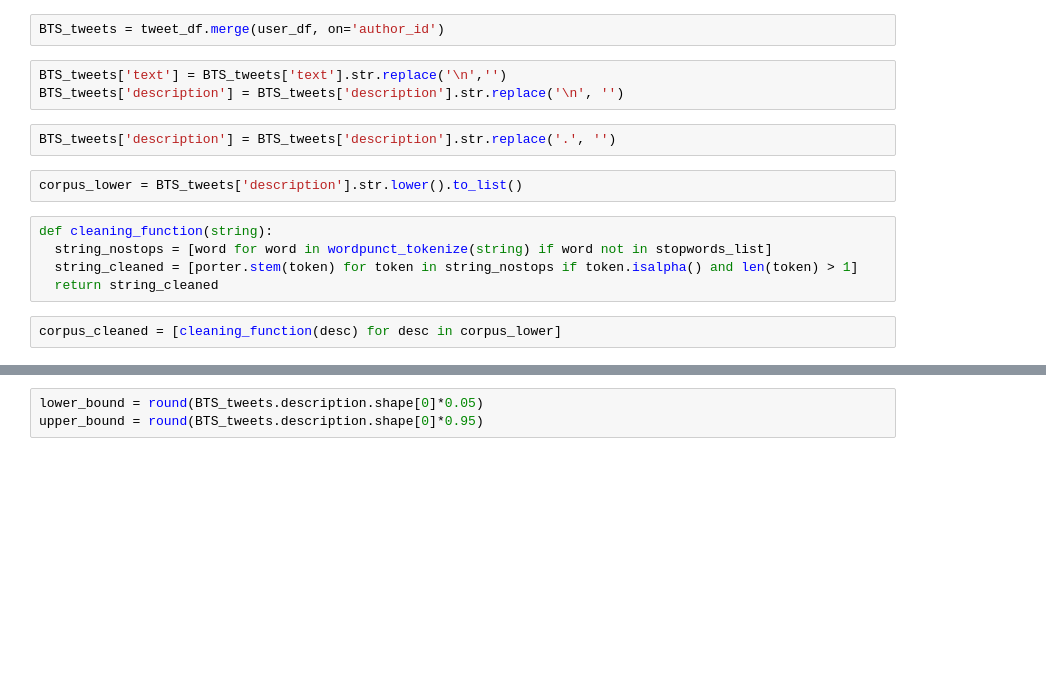
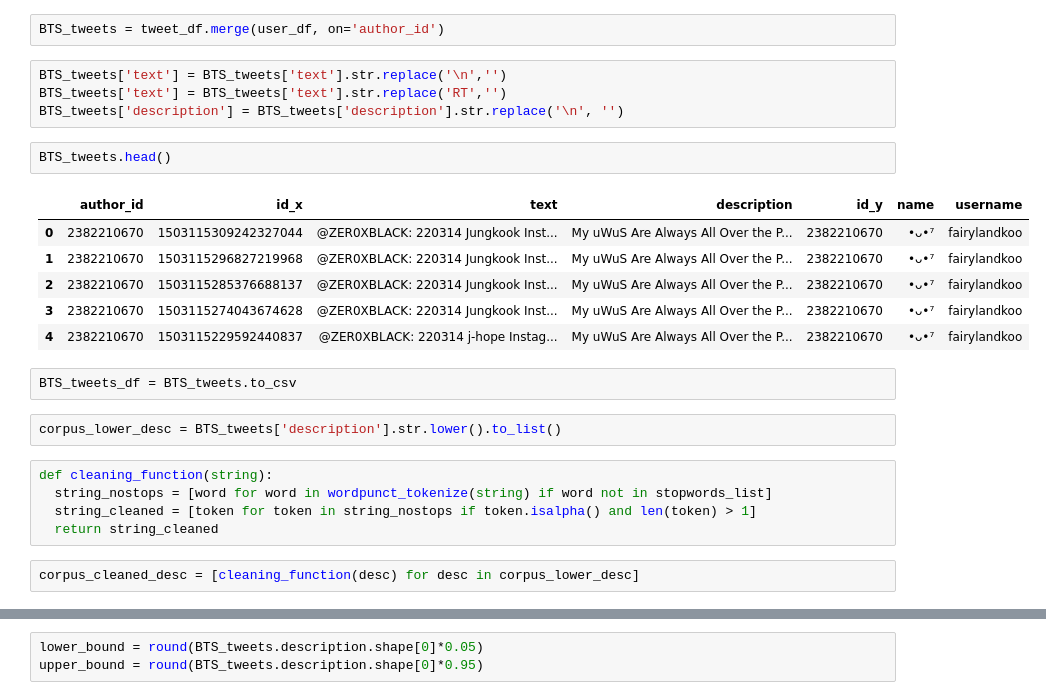
Before and after one commit to rebeccajohnson88/ar_mentalhealthproj, a Jupyter notebook: Final_Project.ipynb, the cells around one changed output, grey strips where cells are left out. Cells and saved outputs as stored; diff of their text form; blank space fills up the shorter version.

```diff
--- a/Final_Project.ipynb
+++ b/Final_Project.ipynb
@@ -95,16 +123,26 @@ user_df.head()
 BTS_tweets = tweet_df.merge(user_df, on='author_id')
 # %%
 BTS_tweets['text'] = BTS_tweets['text'].str.replace('\n','')
+BTS_tweets['text'] = BTS_tweets['text'].str.replace('RT','')
 BTS_tweets['description'] = BTS_tweets['description'].str.replace('\n', '')
+# %%
+BTS_tweets.head()
+# %% [output]
+|  | author_id | id_x | text | description | id_y | name | username |
+| 0 | 2382210670 | 1503115309242327044 | @ZER0XBLACK: 220314 Jungkook Inst... | My uWuS Are Always All Over the P... | 2382210670 | •ᴗ•⁷ | fairylandkoo |
+| 1 | 2382210670 | 1503115296827219968 | @ZER0XBLACK: 220314 Jungkook Inst... | My uWuS Are Always All Over the P... | 2382210670 | •ᴗ•⁷ | fairylandkoo |
+| 2 | 2382210670 | 1503115285376688137 | @ZER0XBLACK: 220314 Jungkook Inst... | My uWuS Are Always All Over the P... | 2382210670 | •ᴗ•⁷ | fairylandkoo |
+| 3 | 2382210670 | 1503115274043674628 | @ZER0XBLACK: 220314 Jungkook Inst... | My uWuS Are Always All Over the P... | 2382210670 | •ᴗ•⁷ | fairylandkoo |
+| 4 | 2382210670 | 1503115229592440837 | @ZER0XBLACK: 220314 j-hope Instag... | My uWuS Are Always All Over the P... | 2382210670 | •ᴗ•⁷ | fairylandkoo |
+# %%
+BTS_tweets_df = BTS_tweets.to_csv
 # %%
-BTS_tweets['description'] = BTS_tweets['description'].str.replace('.', '')
+corpus_lower_desc = BTS_tweets['description'].str.lower().to_list()
-# %%
-corpus_lower = BTS_tweets['description'].str.lower().to_list()
 # %%
 def cleaning_function(string):
   string_nostops = [word for word in wordpunct_tokenize(string) if word not in stopwords_list]
-  string_cleaned = [porter.stem(token) for token in string_nostops if token.isalpha() and len(token) > 1]
+  string_cleaned = [token for token in string_nostops if token.isalpha() and len(token) > 1]
   return string_cleaned
 # %%
-corpus_cleaned = [cleaning_function(desc) for desc in corpus_lower]
+corpus_cleaned_desc = [cleaning_function(desc) for desc in corpus_lower_desc]
 # %%
```
Also changed, not shown: parts of 29 cells of this notebook.
